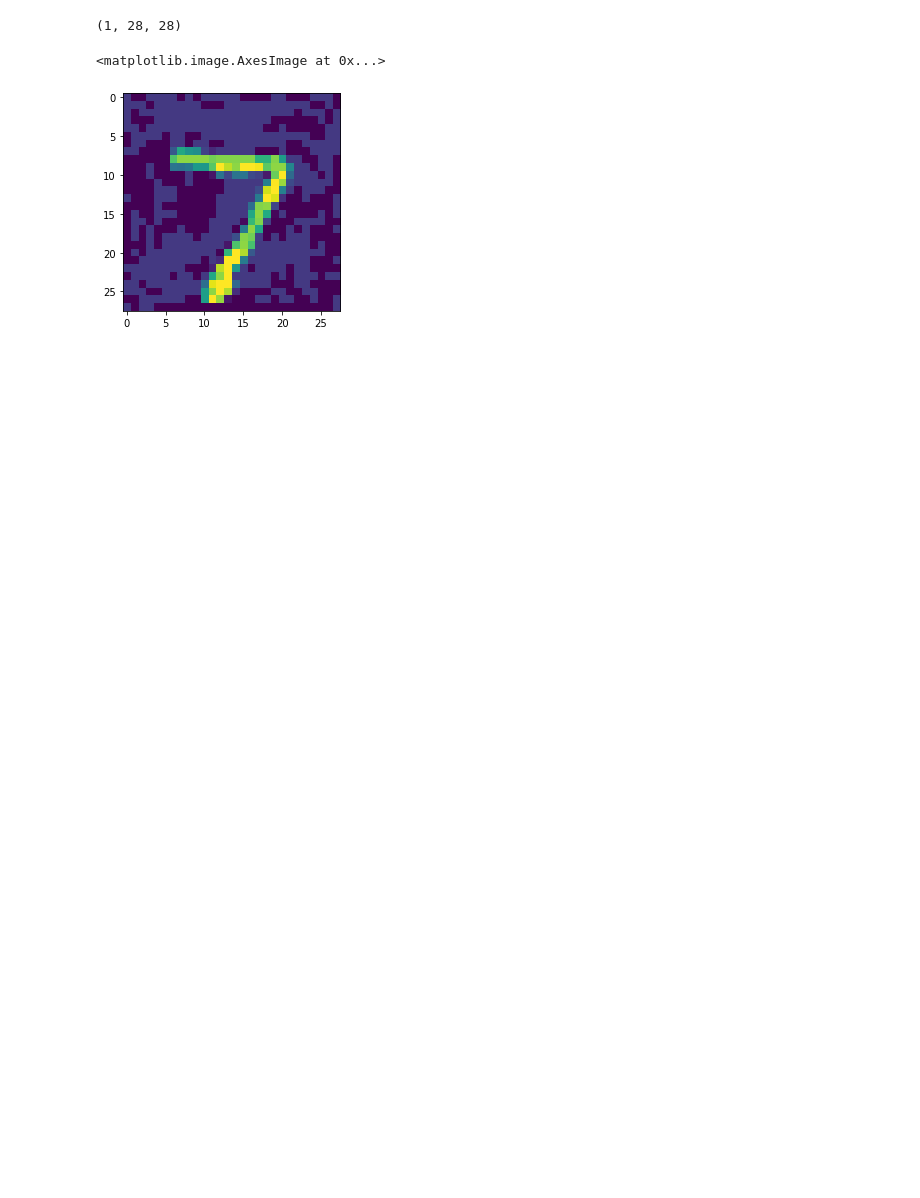
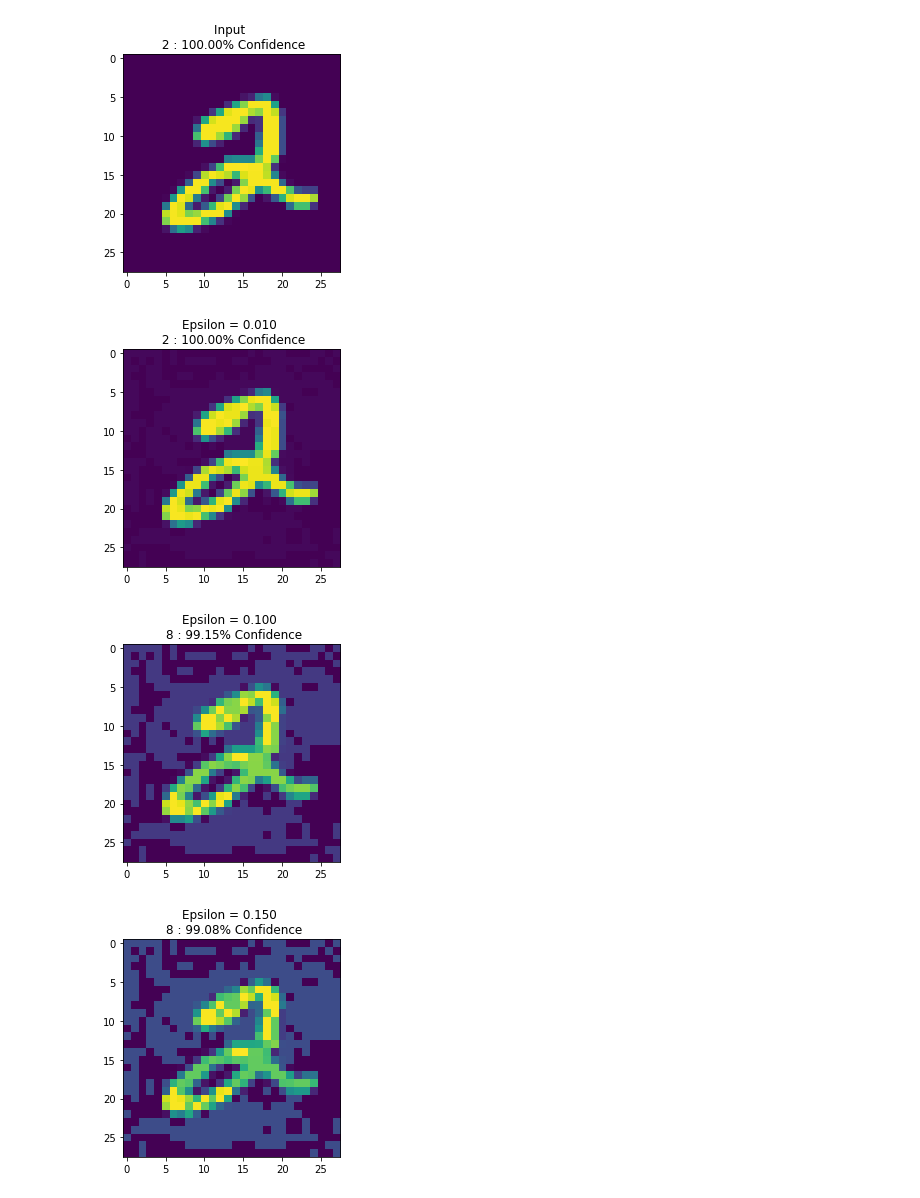
Before and after one commit to knarfamlap/adversarial_examples, a Jupyter notebook: adversarial_examples.ipynb, the cells around one changed output. Cells and saved outputs as stored; diff of their text form; code cells hidden in the pictures; blank space fills up the shorter version.

```diff
--- a/adversarial_examples.ipynb
+++ b/adversarial_examples.ipynb
@@ -65,3 +46,0 @@ def adversarial_example(image, label):
-# %%
-image = x_test[0]
-label = y_test[0]
@@ -85,9 +46,0 @@ adx = image + 0.1 * perturbations
-# %%
-adx.shape
-# %% [output]
-(1, 28, 28)
-# %%
-plt.imshow(adx[0])
-# %% [output]
-<matplotlib.image.AxesImage at 0x...>
-[figure, removed]
@@ -93,0 +73,46 @@ plt.imshow(adx[0])
+# %%
+def show_image(image, label, confidence, description):
+  plt.figure()
+  plt.imshow(image * 0.5 + 0.5)
+  plt.title('{} \n {} : {:.2f}% Confidence'.format(description, label, confidence * 100))
+# %%
+def display_adversarial_examples(image, label, eps):
+  """
+  Produces len(eps) + 1 images that apply pertubations to the image.
+
+  Args:
+    image: image with shape (1, 28, 28) or (batch_size, height, width)
+    label: label associated with the image. Label is type integer
+    eps: array with different epsilon values that want to tested. Shape (1, n)
+  """
+  # contains all images after the pertubation was applied
+  adversarial_images = []
+
+  for ep in eps:
+    # create pertubation
+    perturbation = create_adversarial_example(image, label)
+    # apply epsilon * the pertubation to the image
+    adversarial = image + ep * perturbation
+    # predict the label for the adversarial example
+    adversarial_label = np.argmax(model.predict(adversarial))
+    # get the confidence of the prediction
+    adversarial_conf = np.amax(model.predict(adversarial))
+    adversarial_images.append((adversarial, adversarial_label, adversarial_conf, 'Epsilon = {:0.3f}'.format(ep)))
+
+  # show original
+  show_image(image.reshape(img_rows, img_cols), label, np.amax(model.predict(image)), "Input")
+
+  # generate images
+  for ad_ex in adversarial_images:
+    ad_ex_img = ad_ex[0][0]
+    ad_ex_label = ad_ex[1]
+    ad_ex_conf = ad_ex[2]
+    ad_ex_description = ad_ex[3]
+    show_image(ad_ex_img, ad_ex_label, ad_ex_conf, ad_ex_description)
+# %%
+display_adversarial_examples(x_train[5].reshape(1, img_rows, img_cols), y_train[5], [0.01, 0.1, 0.15])
+# %% [output]
+[figure, added]
+[figure, added]
+[figure, added]
+[figure, added]
```
Also changed, not shown: parts of 11 cells of this notebook.
